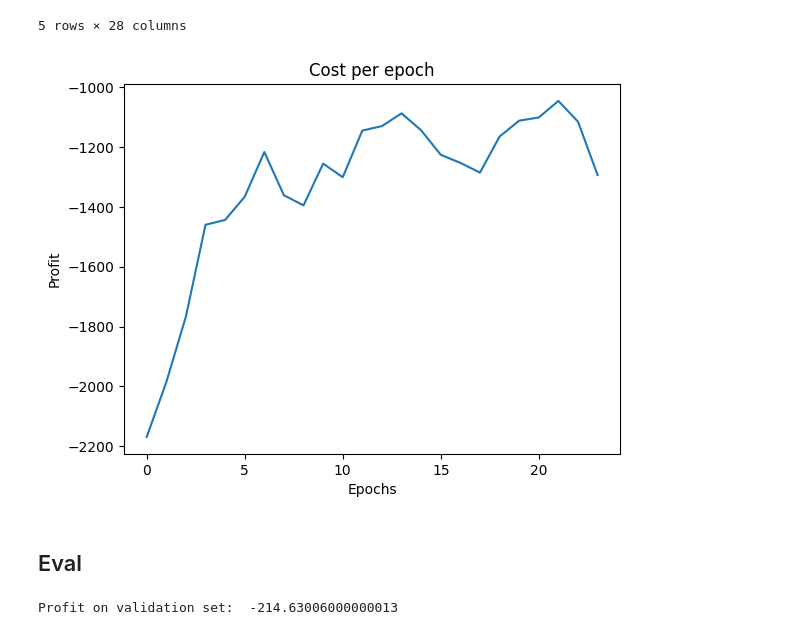
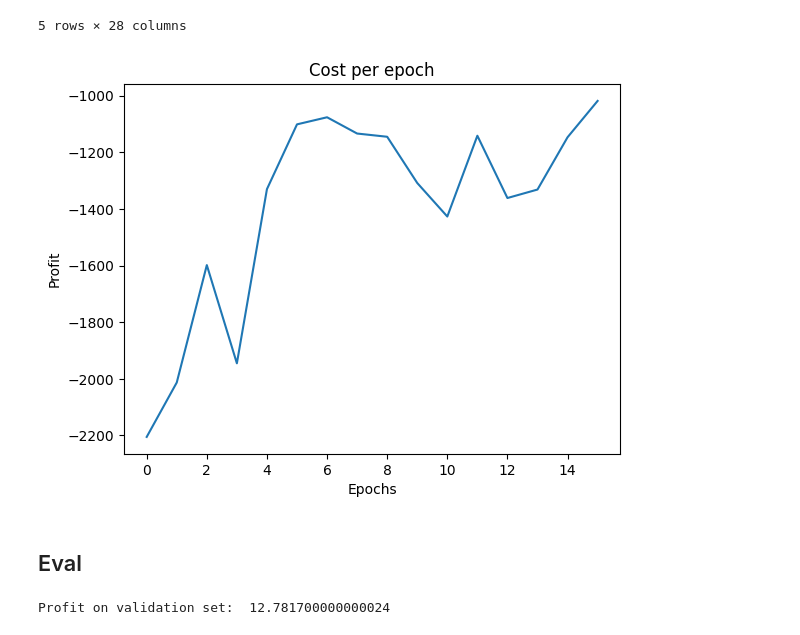
Before and after one commit to aeli3/RL-Project-2024, a Jupyter notebook: SmartGridEnv.ipynb, the cells around one changed output. Cells and saved outputs as stored; diff of their text form; code cells hidden in the pictures.

Commit message:
Added reward shaping/ adjust incorrect parameter

```diff
--- a/SmartGridEnv.ipynb
+++ b/SmartGridEnv.ipynb
@@ -76,7 +76,7 @@ class SmartGridEnv(gym.Env):
         # If the car is not available, it returns at 6pm with 20kW less
         if self.available == False:
             #print('Car unavailable')
-            self.current_hour = 18
+            self.current_hour = 17
             self.current_battery -= 20
         else:
             self.current_hour = int((self.current_hour + 1) % 24)
@@ -100,6 +100,19 @@ class SmartGridEnv(gym.Env):
         mask[action] = 1
         return self.action_space.sample(mask = mask)
 
+    def reward(self, charge_cost, action):
+        reward = -charge_cost
+
+        # incentivize selling in afternoonish
+        if (self.current_hour < 12 and self.current_hour > 10):
+            reward -= 0.005 * action
+
+        # incentivize buying in early morning
+        if self.current_hour < 5 and self.current_hour > 2:
+            reward += 0.005 * action
+
+        return reward
+
     def step(self, action):
         if self.mode == 'training':
             self.available = self.car_available()
@@ -120,7 +133,7 @@ class SmartGridEnv(gym.Env):
         self.current_battery += actual_charge
 
         # reward shaping
-        reward = -charge_cost #+ (action > 0 and self.current_hour > 12) * 0.05
+        reward = self.reward(charge_cost, action)
 
         # update variables
         self.profit += -charge_cost
@@ -173,35 +186,35 @@ class QAgent():
             while not self.env.done:
                 current_state = tuple(self.env.current_state)
                 action = self.select_action_epsilon_greedy(current_state)
                 next_state, reward, done = env.step(action)
                 next_state_mask = self.mask()
 
                 # update Q_values
                 Q_target = (reward + self.discount_rate*np.max(self.Qtable[next_state][next_state_mask]))
                 delta = self.learning_rate * (Q_target - self.Qtable[current_state][action])
                 self.Qtable[current_state][action] += delta
 
             self.profit.append(env.profit)
             self.env.initialize_params()
 
     def predict(self, state):
         mask = self.mask()
         max_action = np.argmax(self.Qtable[state][mask])
         action = np.where(mask)[0][0] + max_action
         return action
 
     def plot_profits(self):
         plt.plot(agent.profit)
         plt.xlabel('Epochs')
         plt.ylabel('Profit')
         plt.title("Cost per epoch")
 
 env = SmartGridEnv(train)
 agent = QAgent(env)
-agent.train(simulations=24)
+agent.train(simulations=16)
 agent.plot_profits()
 # %% [output]
-[figure, old version]
+[figure, new version]
 # %% [markdown]
 ## Eval
 # %%
@@ -212,8 +225,8 @@ while not agent.env.done:
     current_state = tuple(agent.env.current_state)
     action = agent.predict(current_state)
     next_state, reward, done = agent.env.step(action)
-    # print(f"at {agent.env.current_hour} purchase/sell {action} for {reward}")
+    # print(f"at {agent.env.current_hour} agent transacts {env.to_discrete(action)} KW for {reward}")
 
 print("Profit on validation set: ", eval_env.profit)
 # %% [output]
-Profit on validation set:  -214.63006000000013
+Profit on validation set:  12.781700000000024
```
